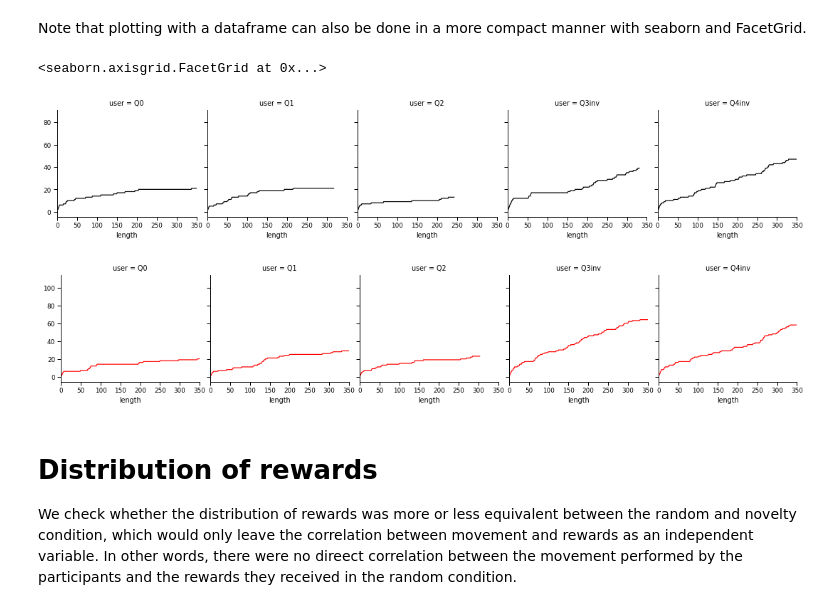
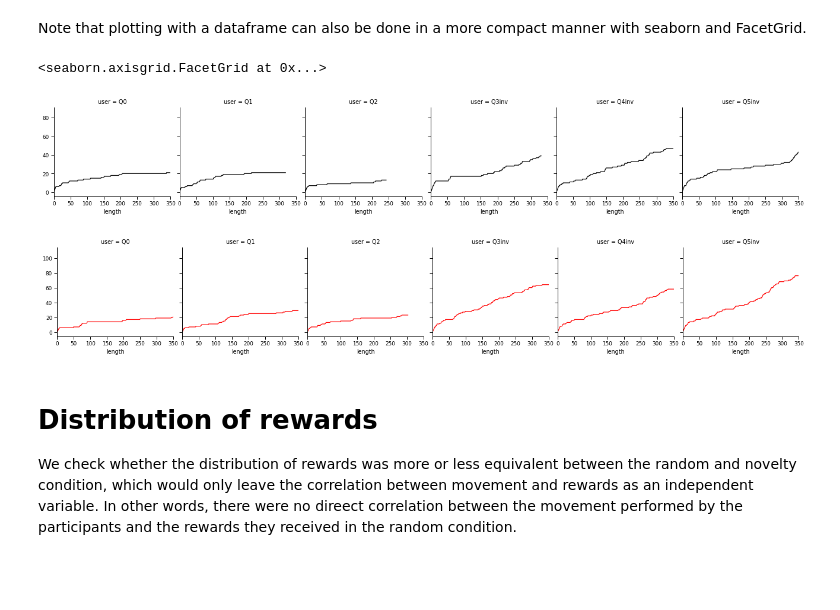
Before and after one commit to ircam-ismm/nime2022-elicitation-demo, a Jupyter notebook: notebooks/pilot_data.ipynb, the cells around one changed output. Cells and saved outputs as stored; diff of their text form; code cells hidden in the pictures; blank space fills up the shorter version.

Commit message:
rename and add q5 to plots

```diff
--- a/notebooks/pilot_data.ipynb
+++ b/notebooks/pilot_data.ipynb
@@ -47,17 +47,17 @@ if False:
 Note that plotting with a dataframe can also be done in a more compact manner with seaborn and FacetGrid.
 # %%
 sns.set_context("paper", font_scale=1)
-grid = sns.FacetGrid(select(df, condition='c1'), col='user', col_wrap=5)
+grid = sns.FacetGrid(select(df, condition='c1'), col='user', col_wrap=6)
 grid.map(plt.plot, 'length', color='k')
 grid.set(xlim=(0, 350))
 
-grid = sns.FacetGrid(select(df, condition='c2'), col='user', col_wrap=5)
+grid = sns.FacetGrid(select(df, condition='c2'), col='user', col_wrap=6)
 grid.map(plt.plot, 'length', color='r')
 grid.set(xlim=(0, 350))
 # %% [output]
 <seaborn.axisgrid.FacetGrid at 0x...>
-[figure, old version]
+[figure, new version]
-[figure, old version]
+[figure, new version]
 # %% [markdown]
 # Distribution of rewards
 
```
Also changed, not shown: parts of 3 cells of this notebook, 4 other files.
